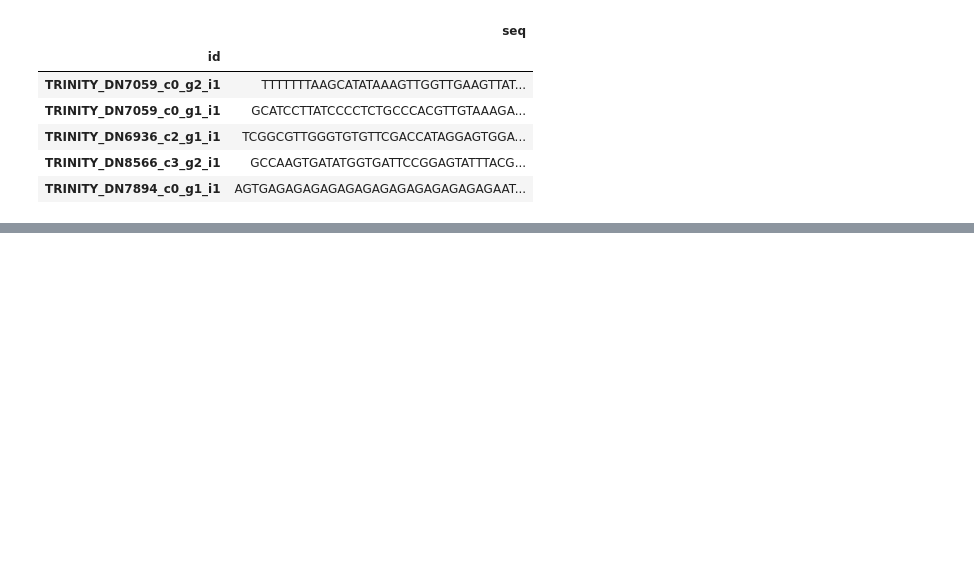
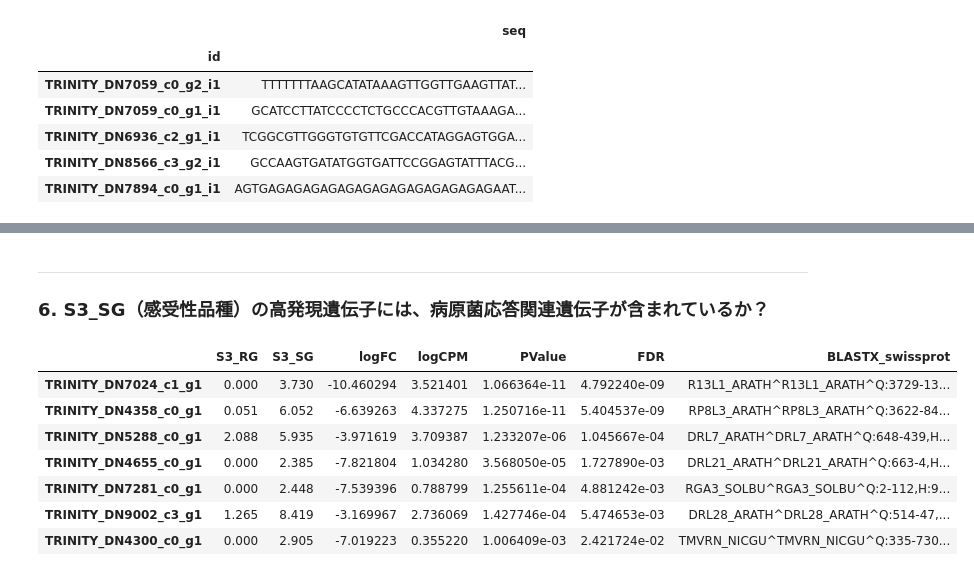
Before and after one commit to CropEvol/remote_py3, a Jupyter notebook: ILAS/07_RNA-seq_example_TeaBlisterBlight.ipynb, the cells around one changed output, grey strips where cells are left out. Cells and saved outputs as stored; diff of their text form; code cells hidden in the pictures; blank space fills up the shorter version.

```diff
--- a/ILAS/07_RNA-seq_example_TeaBlisterBlight.ipynb
+++ b/ILAS/07_RNA-seq_example_TeaBlisterBlight.ipynb
@@ -146,0 +263,9 @@ rn.ncbi_blast(BLASTの種類, 塩基配列)
+# %%
+KEY_WORD='resistance'
+
+subR_BLAST[ subR_BLAST['BLASTX_swissprot'].str.contains(KEY_WORD) ]
+
+#-----
+# [補足]
+# subR_BLAST['BLASTX_swissprot'].str.contains(KEY_WORD) について
+# BLASTX_swissprotの列に対して、文字列検索をおこないます。
@@ -146,0 +278,16 @@ rn.ncbi_blast(BLASTの種類, 塩基配列)
+# %% [markdown]
+---
+### 6. S3_SG（感受性品種）の高発現遺伝子には、病原菌応答関連遺伝子が含まれているか？
+# %%
+### コード例
+subS_BLAST = pd.merge(subS, df_BLAST, left_index=True, right_index=True, how='left')
+subS_BLAST[  subS_BLAST['BLASTX_swissprot'].str.contains(KEY_WORD)  ]
+# %% [output]
+|  | S3_RG | S3_SG | logFC | logCPM | PValue | FDR | BLASTX_swissprot |
+| TRINITY_DN7024_c1_g1 | 0.000 | 3.730 | -10.460294 | 3.521401 | 1.066364e-11 | 4.792240e-09 | R13L1_ARATH^R13L1_ARATH^Q:3729-13... |
+| TRINITY_DN4358_c0_g1 | 0.051 | 6.052 | -6.639263 | 4.337275 | 1.250716e-11 | 5.404537e-09 | RP8L3_ARATH^RP8L3_ARATH^Q:3622-84... |
+| TRINITY_DN5288_c0_g1 | 2.088 | 5.935 | -3.971619 | 3.709387 | 1.233207e-06 | 1.045667e-04 | DRL7_ARATH^DRL7_ARATH^Q:648-439,H... |
+| TRINITY_DN4655_c0_g1 | 0.000 | 2.385 | -7.821804 | 1.034280 | 3.568050e-05 | 1.727890e-03 | DRL21_ARATH^DRL21_ARATH^Q:663-4,H... |
+| TRINITY_DN7281_c0_g1 | 0.000 | 2.448 | -7.539396 | 0.788799 | 1.255611e-04 | 4.881242e-03 | RGA3_SOLBU^RGA3_SOLBU^Q:2-112,H:9... |
+| TRINITY_DN9002_c3_g1 | 1.265 | 8.419 | -3.169967 | 2.736069 | 1.427746e-04 | 5.474653e-03 | DRL28_ARATH^DRL28_ARATH^Q:514-47,... |
+| TRINITY_DN4300_c0_g1 | 0.000 | 2.905 | -7.019223 | 0.355220 | 1.006409e-03 | 2.421724e-02 | TMVRN_NICGU^TMVRN_NICGU^Q:335-730... |
```
Also changed, not shown: parts of 19 cells of this notebook, 3 other files.
